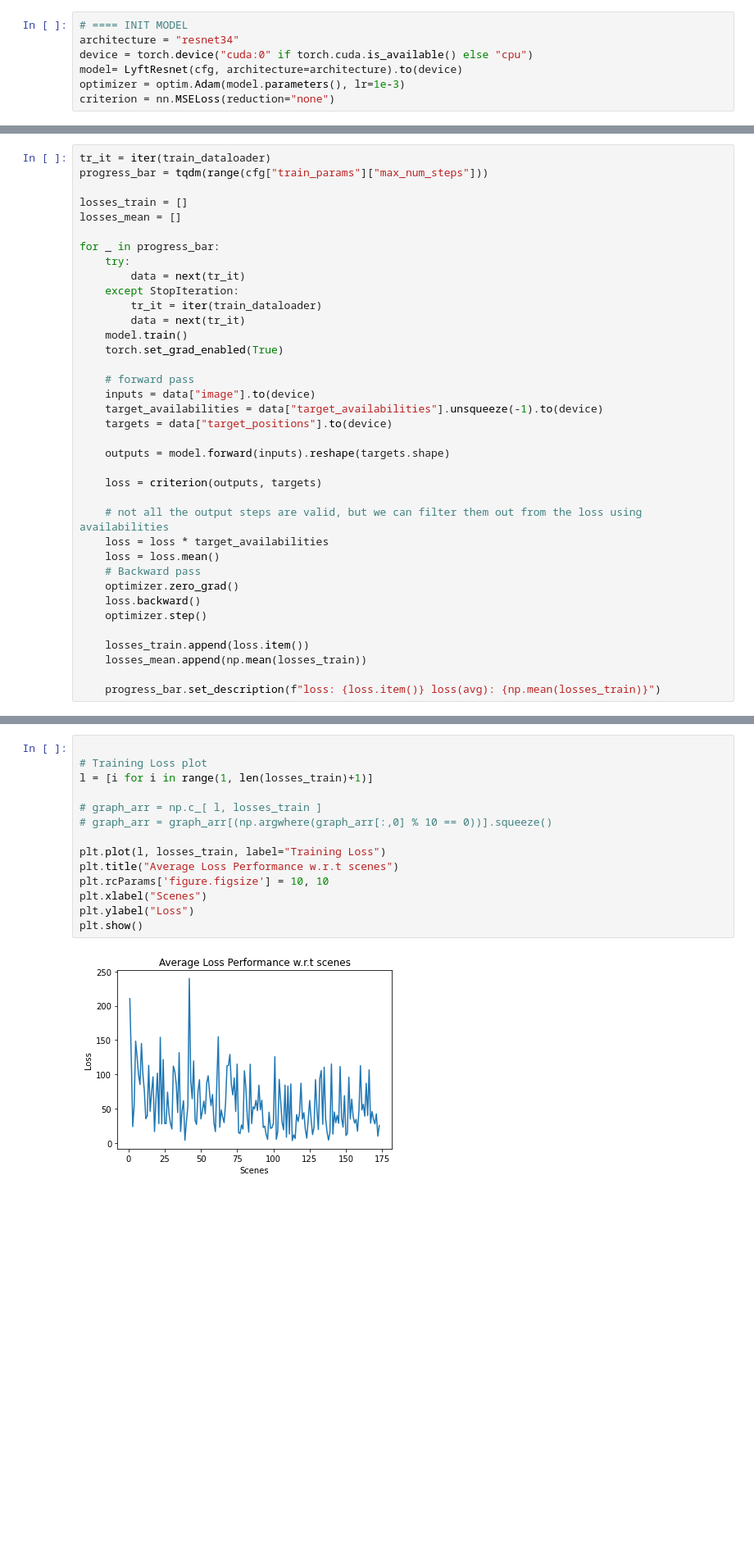
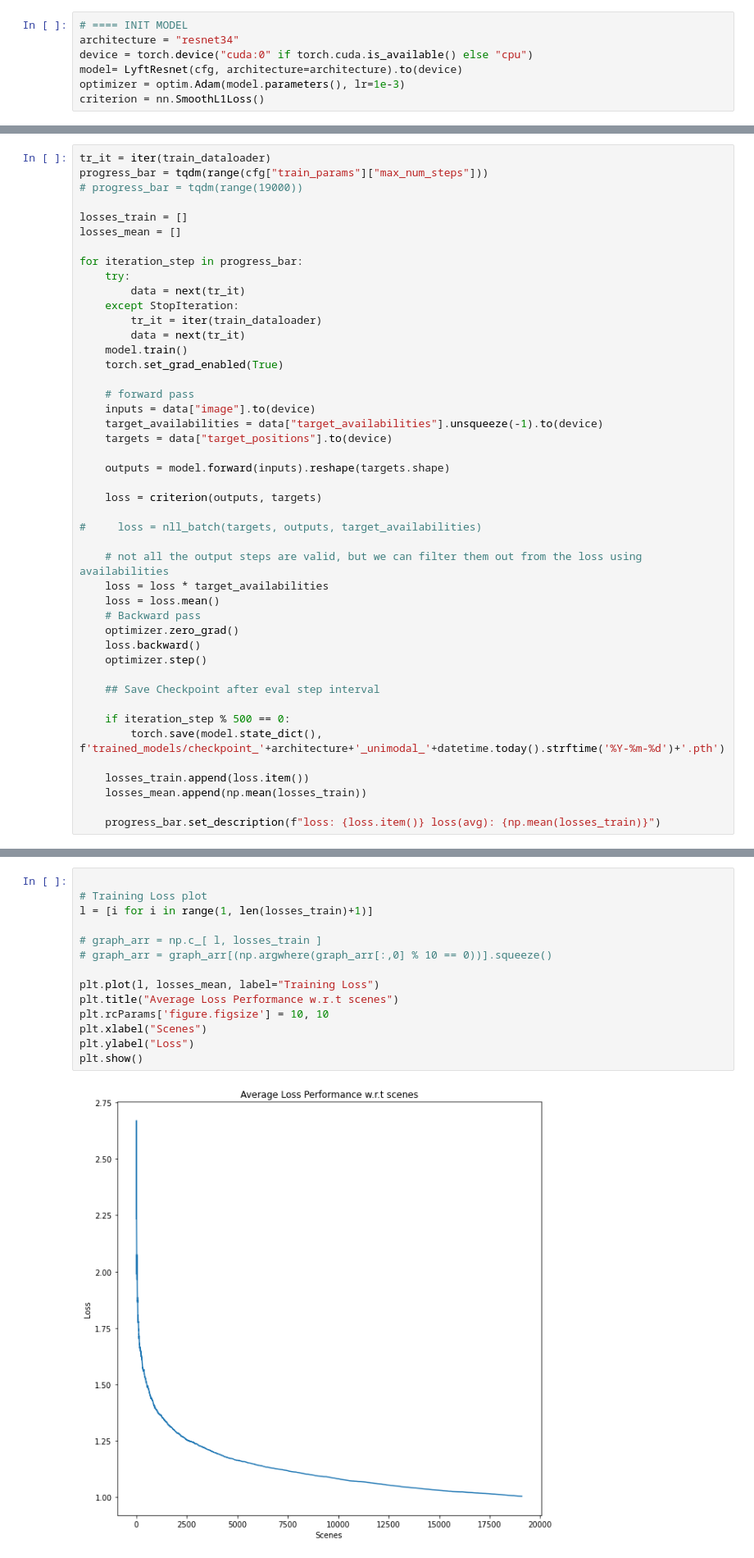
Before and after one commit to MahirGulzar/Motion_prediction_model_for_self_driving, a Jupyter notebook: notebook_train.ipynb, the cells around one changed output, grey strips where cells are left out. Shown at 82% size. Cells and saved outputs as stored; diff of their text form; blank space fills up the shorter version.

Commit message:
Finalized training & testing notebooks with results

```diff
--- a/notebook_train.ipynb
+++ b/notebook_train.ipynb
@@ -79,4 +79,4 @@ architecture = "resnet34"
 device = torch.device("cuda:0" if torch.cuda.is_available() else "cpu")
 model= LyftResnet(cfg, architecture=architecture).to(device)
 optimizer = optim.Adam(model.parameters(), lr=1e-3)
-criterion = nn.MSELoss(reduction="none")
+criterion = nn.SmoothL1Loss()
@@ -89,11 +94,12 @@ criterion = nn.MSELoss(reduction="none")
 # %%
 tr_it = iter(train_dataloader)
 progress_bar = tqdm(range(cfg["train_params"]["max_num_steps"]))
+# progress_bar = tqdm(range(19000))
 
 losses_train = []
 losses_mean = []
 
-for _ in progress_bar:
+for iteration_step in progress_bar:
     try:
         data = next(tr_it)
     except StopIteration:
@@ -111,6 +117,8 @@ for _ in progress_bar:
 
     loss = criterion(outputs, targets)
 
+#     loss = nll_batch(targets, outputs, target_availabilities)
+
     # not all the output steps are valid, but we can filter them out from the loss using availabilities
     loss = loss * target_availabilities
     loss = loss.mean()
@@ -119,6 +127,11 @@ for _ in progress_bar:
     loss.backward()
     optimizer.step()
 
+    ## Save Checkpoint after eval step interval
+
+    if iteration_step % 500 == 0:
+        torch.save(model.state_dict(), f'trained_models/checkpoint_'+architecture+'_unimodal_'+datetime.today().strftime('%Y-%m-%d')+'.pth')
+
     losses_train.append(loss.item())
     losses_mean.append(np.mean(losses_train))
 
@@ -135,19 +150,19 @@ torch.save(model.state_dict(), f'trained_models/'+architecture+'_unimodal_'+date
 # %%
 
 # Training Loss plot
 l = [i for i in range(1, len(losses_train)+1)]
 
 # graph_arr = np.c_[ l, losses_train ]
 # graph_arr = graph_arr[(np.argwhere(graph_arr[:,0] % 10 == 0))].squeeze()
 
-plt.plot(l, losses_train, label="Training Loss")
+plt.plot(l, losses_mean, label="Training Loss")
 plt.title("Average Loss Performance w.r.t scenes")
 plt.rcParams['figure.figsize'] = 10, 10
 plt.xlabel("Scenes")
 plt.ylabel("Loss")
 plt.show()
 # %% [output]
-[figure, old version]
+[figure, new version]
 # %% [markdown]
 ### Visualize some sample predictions
 # %%
```
Also changed, not shown: parts of 13 cells of this notebook, 4 other files.
